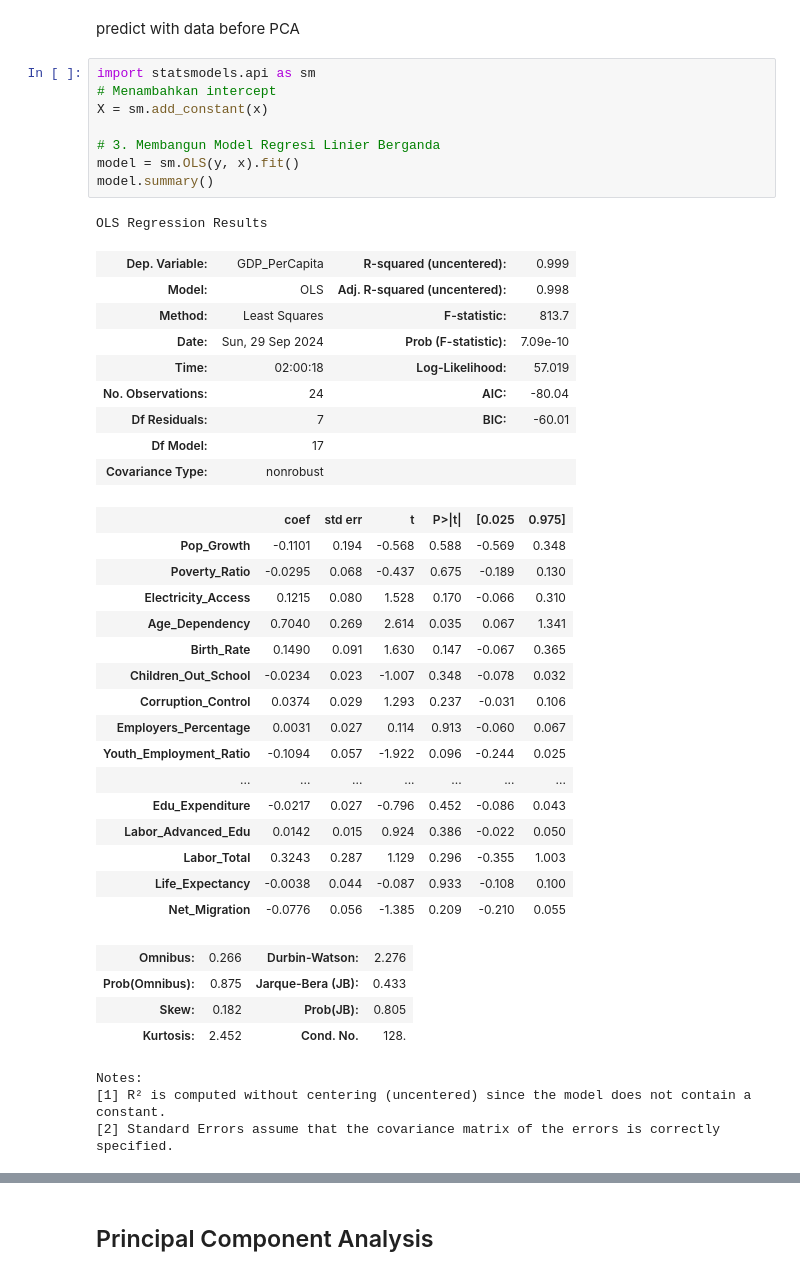
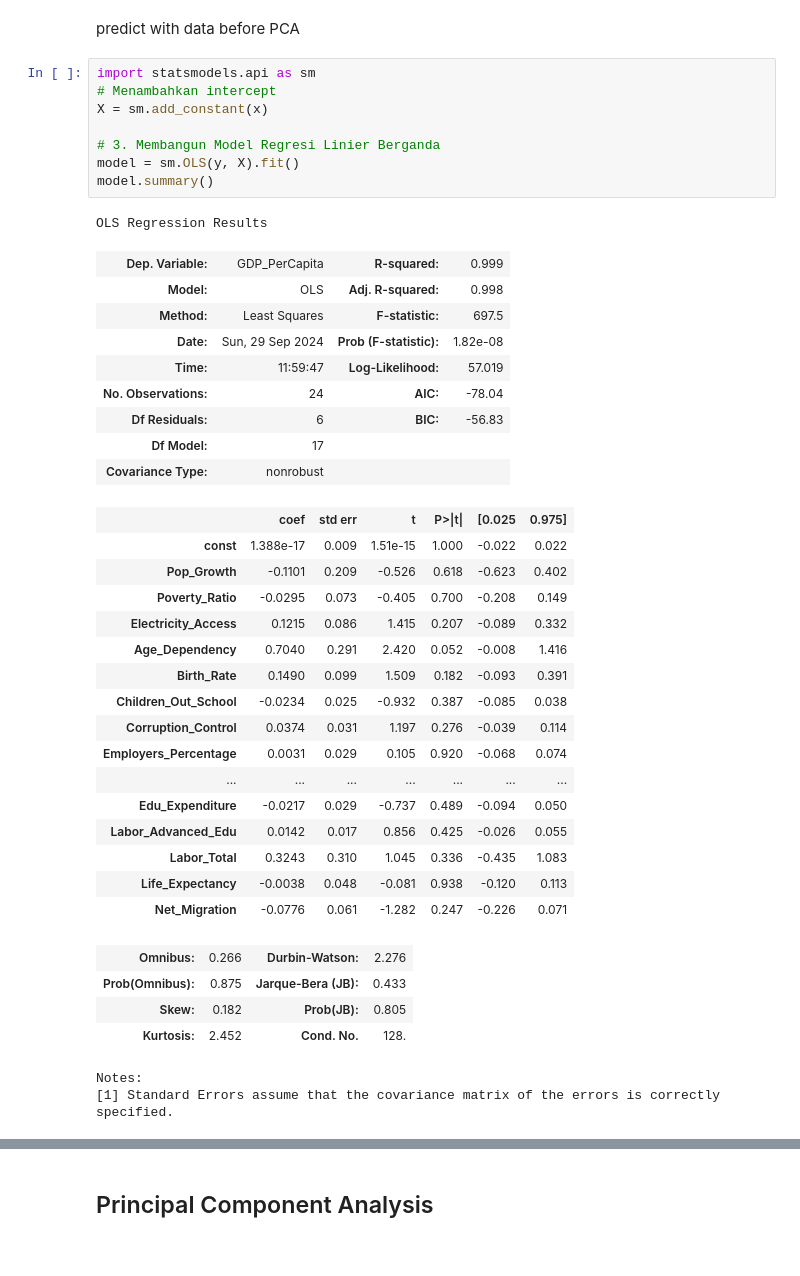
Before and after one commit to Najmaakmalina/Ekonometrika, a Jupyter notebook: Ekonomterika fix.ipynb, the cells around one changed output, grey strips where cells are left out. Drawn from its saved outputs; the diff is of its cells as text.

```diff
--- a/Ekonomterika fix.ipynb
+++ b/Ekonomterika fix.ipynb
@@ -344,43 +307,42 @@ predict with data before PCA
 # %%
 import statsmodels.api as sm
 # Menambahkan intercept
 X = sm.add_constant(x)
 
 # 3. Membangun Model Regresi Linier Berganda
-model = sm.OLS(y, x).fit()
+model = sm.OLS(y, X).fit()
 model.summary()
 # %% [output]
 OLS Regression Results
-| Dep. Variable: | GDP_PerCapita | R-squared (uncentered): | 0.999 |
-| Model: | OLS | Adj. R-squared (uncentered): | 0.998 |
-| Method: | Least Squares | F-statistic: | 813.7 |
-| Date: | Sun, 29 Sep 2024 | Prob (F-statistic): | 7.09e-10 |
-| Time: | 02:00:18 | Log-Likelihood: | 57.019 |
-| No. Observations: | 24 | AIC: | -80.04 |
-| Df Residuals: | 7 | BIC: | -60.01 |
+| Dep. Variable: | GDP_PerCapita | R-squared: | 0.999 |
+| Model: | OLS | Adj. R-squared: | 0.998 |
+| Method: | Least Squares | F-statistic: | 697.5 |
+| Date: | Sun, 29 Sep 2024 | Prob (F-statistic): | 1.82e-08 |
+| Time: | 11:59:47 | Log-Likelihood: | 57.019 |
+| No. Observations: | 24 | AIC: | -78.04 |
+| Df Residuals: | 6 | BIC: | -56.83 |
 | Df Model: | 17 |  |  |
 | Covariance Type: | nonrobust |  |  |
 |  | coef | std err | t | P>|t| | [0.025 | 0.975] |
-| Pop_Growth | -0.1101 | 0.194 | -0.568 | 0.588 | -0.569 | 0.348 |
-| Poverty_Ratio | -0.0295 | 0.068 | -0.437 | 0.675 | -0.189 | 0.130 |
-| Electricity_Access | 0.1215 | 0.080 | 1.528 | 0.170 | -0.066 | 0.310 |
-| Age_Dependency | 0.7040 | 0.269 | 2.614 | 0.035 | 0.067 | 1.341 |
-| Birth_Rate | 0.1490 | 0.091 | 1.630 | 0.147 | -0.067 | 0.365 |
-| Children_Out_School | -0.0234 | 0.023 | -1.007 | 0.348 | -0.078 | 0.032 |
-| Corruption_Control | 0.0374 | 0.029 | 1.293 | 0.237 | -0.031 | 0.106 |
-| Employers_Percentage | 0.0031 | 0.027 | 0.114 | 0.913 | -0.060 | 0.067 |
-| Youth_Employment_Ratio | -0.1094 | 0.057 | -1.922 | 0.096 | -0.244 | 0.025 |
+| const | 1.388e-17 | 0.009 | 1.51e-15 | 1.000 | -0.022 | 0.022 |
+| Pop_Growth | -0.1101 | 0.209 | -0.526 | 0.618 | -0.623 | 0.402 |
+| Poverty_Ratio | -0.0295 | 0.073 | -0.405 | 0.700 | -0.208 | 0.149 |
+| Electricity_Access | 0.1215 | 0.086 | 1.415 | 0.207 | -0.089 | 0.332 |
+| Age_Dependency | 0.7040 | 0.291 | 2.420 | 0.052 | -0.008 | 1.416 |
+| Birth_Rate | 0.1490 | 0.099 | 1.509 | 0.182 | -0.093 | 0.391 |
+| Children_Out_School | -0.0234 | 0.025 | -0.932 | 0.387 | -0.085 | 0.038 |
+| Corruption_Control | 0.0374 | 0.031 | 1.197 | 0.276 | -0.039 | 0.114 |
+| Employers_Percentage | 0.0031 | 0.029 | 0.105 | 0.920 | -0.068 | 0.074 |
 | ... | ... | ... | ... | ... | ... | ... |
-| Edu_Expenditure | -0.0217 | 0.027 | -0.796 | 0.452 | -0.086 | 0.043 |
-| Labor_Advanced_Edu | 0.0142 | 0.015 | 0.924 | 0.386 | -0.022 | 0.050 |
-| Labor_Total | 0.3243 | 0.287 | 1.129 | 0.296 | -0.355 | 1.003 |
-| Life_Expectancy | -0.0038 | 0.044 | -0.087 | 0.933 | -0.108 | 0.100 |
-| Net_Migration | -0.0776 | 0.056 | -1.385 | 0.209 | -0.210 | 0.055 |
+| Edu_Expenditure | -0.0217 | 0.029 | -0.737 | 0.489 | -0.094 | 0.050 |
+| Labor_Advanced_Edu | 0.0142 | 0.017 | 0.856 | 0.425 | -0.026 | 0.055 |
+| Labor_Total | 0.3243 | 0.310 | 1.045 | 0.336 | -0.435 | 1.083 |
+| Life_Expectancy | -0.0038 | 0.048 | -0.081 | 0.938 | -0.120 | 0.113 |
+| Net_Migration | -0.0776 | 0.061 | -1.282 | 0.247 | -0.226 | 0.071 |
 | Omnibus: | 0.266 | Durbin-Watson: | 2.276 |
 | Prob(Omnibus): | 0.875 | Jarque-Bera (JB): | 0.433 |
 | Skew: | 0.182 | Prob(JB): | 0.805 |
 | Kurtosis: | 2.452 | Cond. No. | 128. |
 Notes:
-[1] R² is computed without centering (uncentered) since the model does not contain a constant.
-[2] Standard Errors assume that the covariance matrix of the errors is correctly specified.
+[1] Standard Errors assume that the covariance matrix of the errors is correctly specified.
 # %%
```
Also changed, not shown: parts of 11 cells of this notebook.
